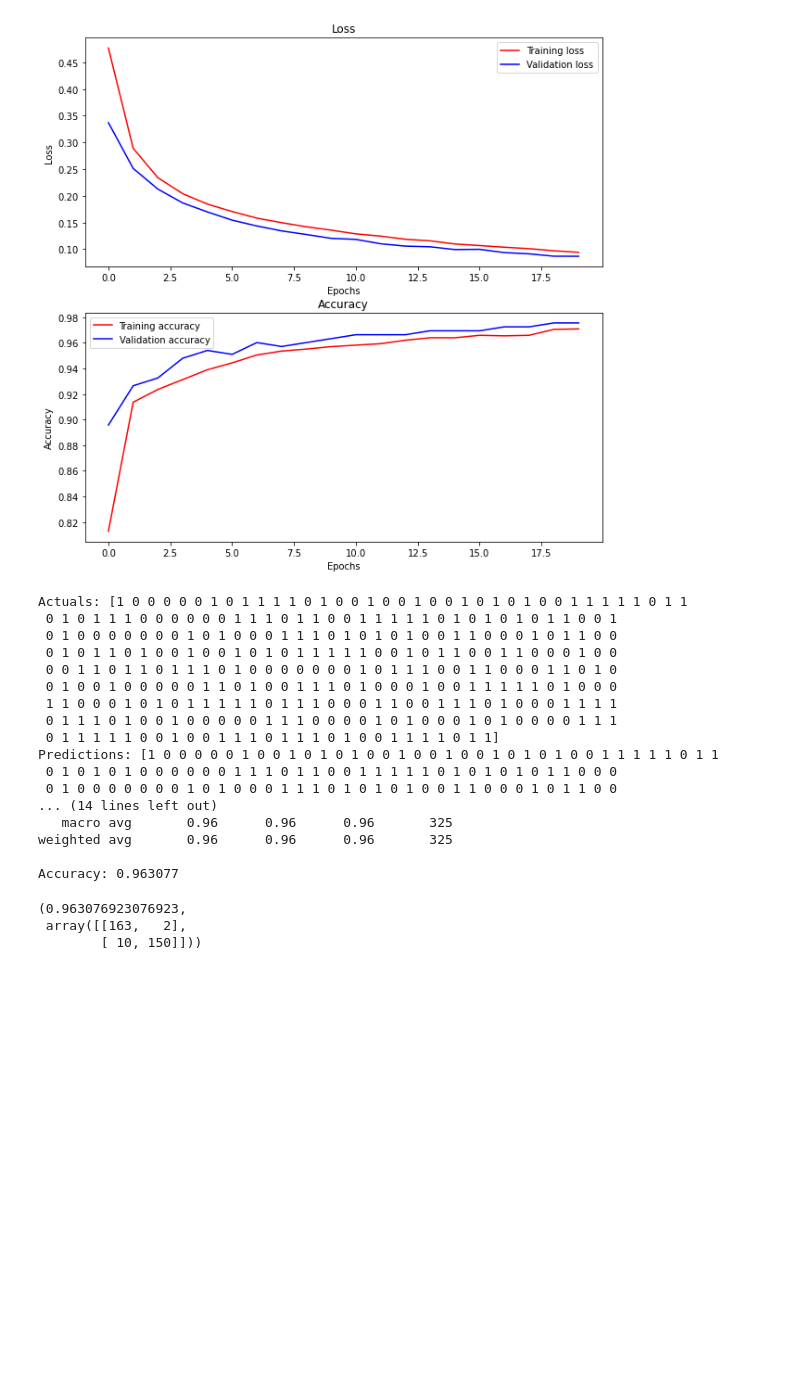
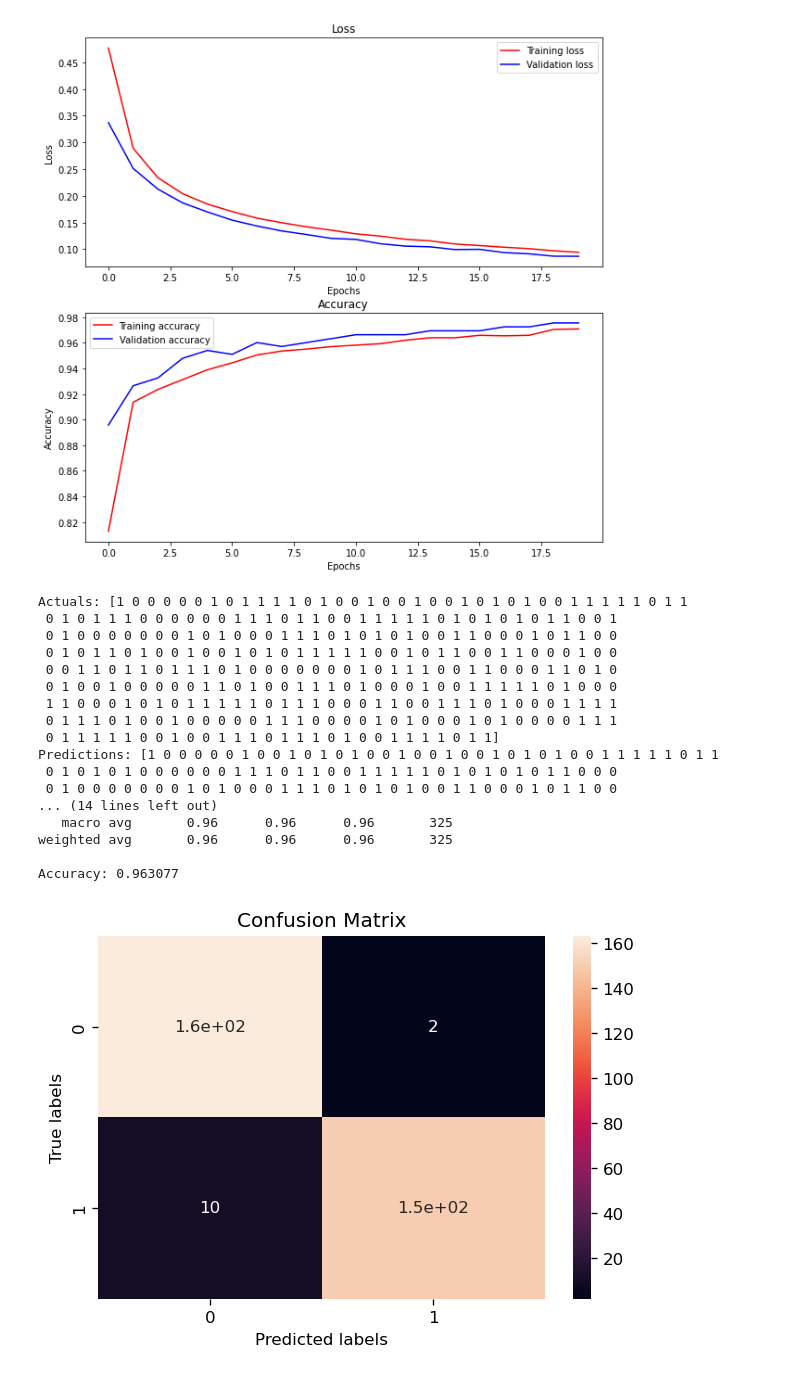
Before and after one commit to andrewharrop/Advanced-AI-Thesis, a Jupyter notebook: main.ipynb, the cells around one changed output. Saved outputs shown, nothing was run; the diff lists cells and outputs as text; code cells hidden in the pictures; blank space fills up the shorter version.

```diff
--- a/main.ipynb
+++ b/main.ipynb
@@ -304,7 +350,7 @@ plot_history(history_3)
 [figure]
 # %%
 # Evaluate the model
-evalute_model(model_3, X_test, Y_test, batch_size=32)
+accuracy3, cm3 = evalute_model(model_3, X_test, Y_test, batch_size=32)
 # %% [output]
 Actuals: [1 0 0 0 0 0 1 0 1 1 1 1 0 1 0 0 1 0 0 1 0 0 1 0 1 0 1 0 0 1 1 1 1 1 0 1 1
  0 1 0 1 1 1 0 0 0 0 0 0 1 1 1 0 1 1 0 0 1 1 1 1 1 0 1 0 1 0 1 0 1 1 0 0 1
@@ -323,9 +369,10 @@ Predictions: [1 0 0 0 0 0 1 0 0 1 0 1 0 1 0 0 1 0 0 1 0 0 1 0 1 0 1 0 0 1 1 1 1
 weighted avg       0.96      0.96      0.96       325
 
 Accuracy: 0.963077
-(0.963076923076923,
- array([[163,   2],
-        [ 10, 150]]))
 # %%
 # Save model
 model_3.save("model_3.h5")
+# %%
+plot_confusion_matrix(cm3)
+# %% [output]
+[figure, added]
```
Also changed, not shown: parts of 10 cells of this notebook, 2 other files.
